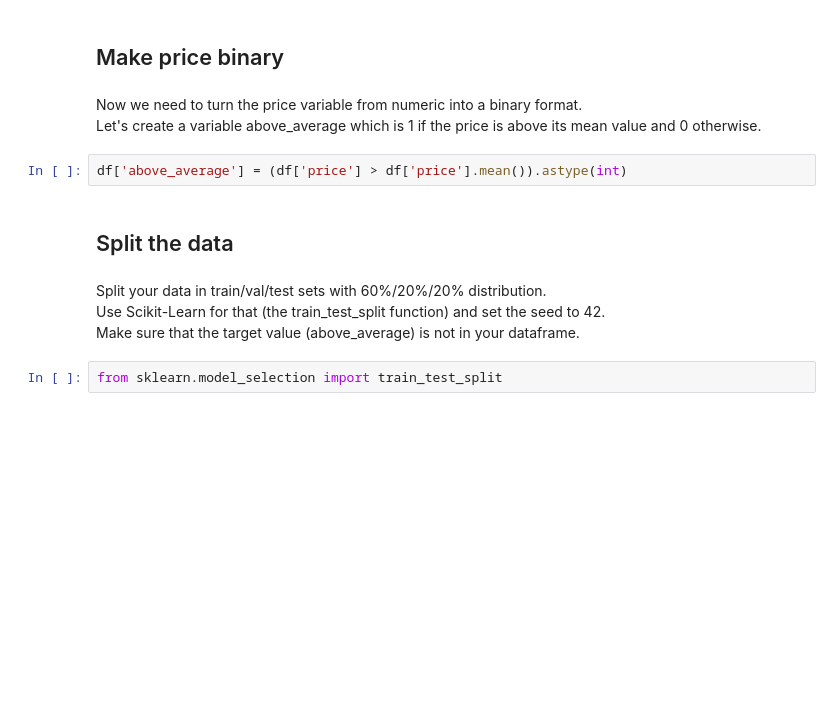
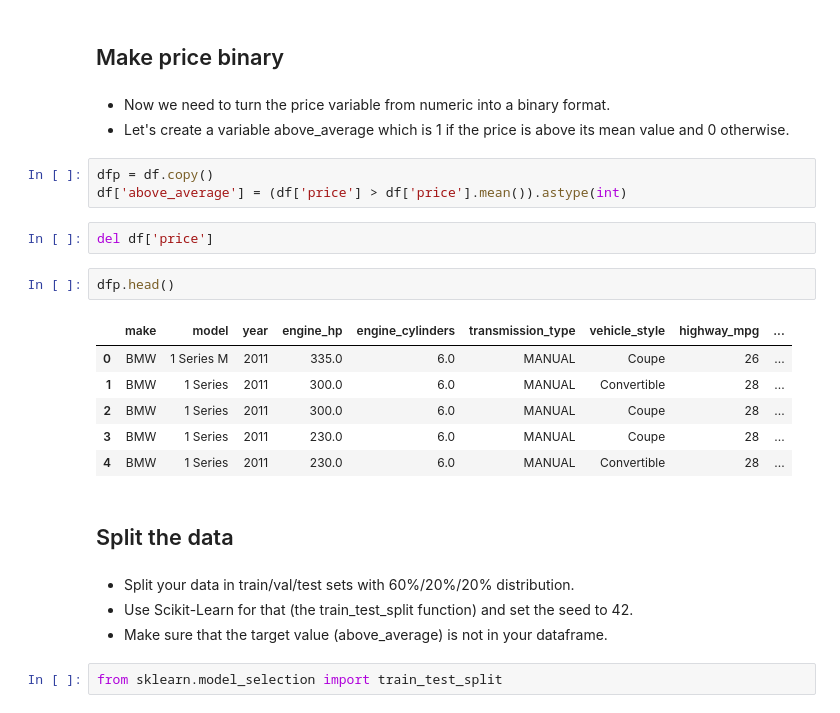
Before and after one commit to valkman/ML-Zoomcamp, a Jupyter notebook: HW3.ipynb, the cells around one changed output. Saved outputs shown, nothing was run; the diff lists cells and outputs as text; blank space fills up the shorter version.

```diff
--- a/HW3.ipynb
+++ b/HW3.ipynb
@@ -63,16 +87,28 @@ Answer: highway_mpg and city_mpg
 # %% [markdown]
 ## Make price binary
 # %% [markdown]
-Now we need to turn the price variable from numeric into a binary format.
-Let's create a variable above_average which is 1 if the price is above its mean value and 0 otherwise.
+* Now we need to turn the price variable from numeric into a binary format.
+* Let's create a variable above_average which is 1 if the price is above its mean value and 0 otherwise.
 # %%
+dfp = df.copy()
 df['above_average'] = (df['price'] > df['price'].mean()).astype(int)
+# %%
+del df['price']
+# %%
+dfp.head()
+# %% [output]
+|  | make | model | year | engine_hp | engine_cylinders | transmission_type | vehicle_style | highway_mpg | ... |
+| 0 | BMW | 1 Series M | 2011 | 335.0 | 6.0 | MANUAL | Coupe | 26 | ... |
+| 1 | BMW | 1 Series | 2011 | 300.0 | 6.0 | MANUAL | Convertible | 28 | ... |
+| 2 | BMW | 1 Series | 2011 | 300.0 | 6.0 | MANUAL | Coupe | 28 | ... |
+| 3 | BMW | 1 Series | 2011 | 230.0 | 6.0 | MANUAL | Coupe | 28 | ... |
+| 4 | BMW | 1 Series | 2011 | 230.0 | 6.0 | MANUAL | Convertible | 28 | ... |
 # %% [markdown]
 ## Split the data
 # %% [markdown]
-Split your data in train/val/test sets with 60%/20%/20% distribution.
-Use Scikit-Learn for that (the train_test_split function) and set the seed to 42.
-Make sure that the target value (above_average) is not in your dataframe.
+* Split your data in train/val/test sets with 60%/20%/20% distribution.
+* Use Scikit-Learn for that (the train_test_split function) and set the seed to 42.
+* Make sure that the target value (above_average) is not in your dataframe.
 # %%
 from sklearn.model_selection import train_test_split
 # %%
```
Also changed, not shown: parts of 49 cells of this notebook.
